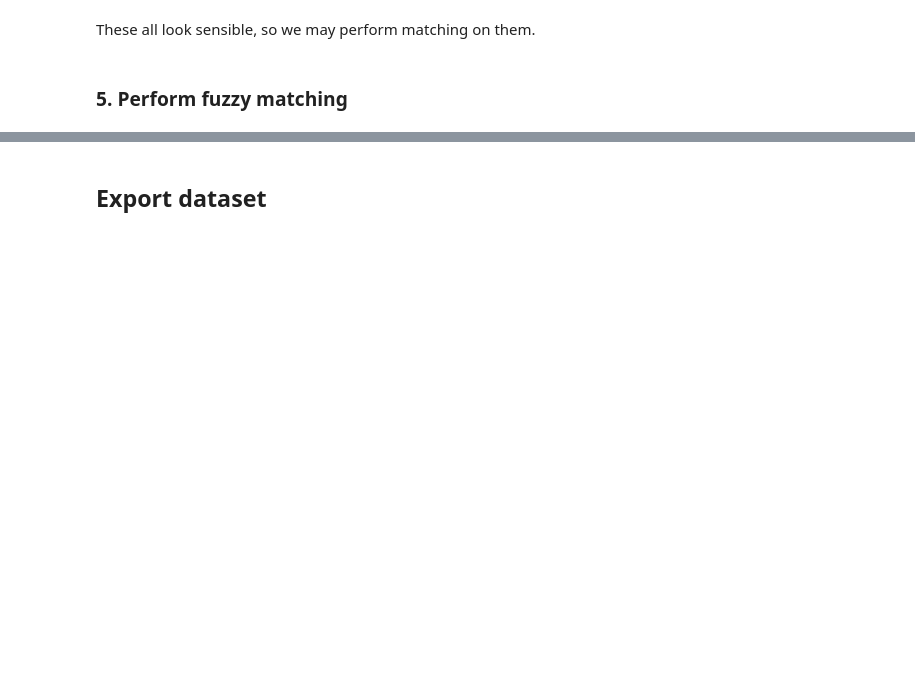
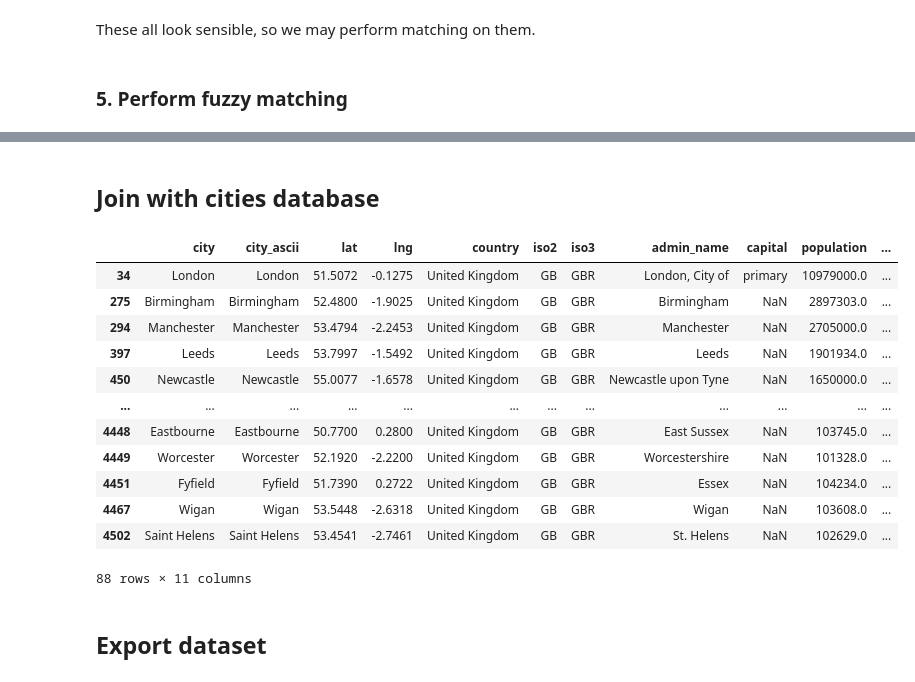
Before and after one commit to filipbalucha/FDS_final_project, a Jupyter notebook: data_processing.ipynb, the cells around one changed output, grey strips where cells are left out. Saved outputs shown, nothing was run; the diff lists cells and outputs as text; code cells hidden in the pictures; blank space fills up the shorter version.

```diff
--- a/data_processing.ipynb
+++ b/data_processing.ipynb
@@ -423,3 +474,29 @@ df_merged.rename(columns=lambda x: x[:-3] if x.endswith('_wh') else x, inplace=T
+# %% [markdown]
+## Join with cities database
+# %%
+df_cities = pd.read_csv('worldcities.csv')
+# %%
+# Keep UK cities only
+df_cities = df_cities.loc[df_cities['country'] == 'United Kingdom']
+
+# Filter out very small cities (some had population in the tens)
+# df_cities = df_cities[df_cities['population'] >= 5_000]
+# %%
+df_cities.loc[df_cities['population'] > 100_000]
+# %% [output]
+|  | city | city_ascii | lat | lng | country | iso2 | iso3 | admin_name | capital | population | ... |
+| 34 | London | London | 51.5072 | -0.1275 | United Kingdom | GB | GBR | London, City of | primary | 10979000.0 | ... |
+| 275 | Birmingham | Birmingham | 52.4800 | -1.9025 | United Kingdom | GB | GBR | Birmingham | NaN | 2897303.0 | ... |
+| 294 | Manchester | Manchester | 53.4794 | -2.2453 | United Kingdom | GB | GBR | Manchester | NaN | 2705000.0 | ... |
+| 397 | Leeds | Leeds | 53.7997 | -1.5492 | United Kingdom | GB | GBR | Leeds | NaN | 1901934.0 | ... |
+| 450 | Newcastle | Newcastle | 55.0077 | -1.6578 | United Kingdom | GB | GBR | Newcastle upon Tyne | NaN | 1650000.0 | ... |
+| ... | ... | ... | ... | ... | ... | ... | ... | ... | ... | ... | ... |
+| 4448 | Eastbourne | Eastbourne | 50.7700 | 0.2800 | United Kingdom | GB | GBR | East Sussex | NaN | 103745.0 | ... |
+| 4449 | Worcester | Worcester | 52.1920 | -2.2200 | United Kingdom | GB | GBR | Worcestershire | NaN | 101328.0 | ... |
+| 4451 | Fyfield | Fyfield | 51.7390 | 0.2722 | United Kingdom | GB | GBR | Essex | NaN | 104234.0 | ... |
+| 4467 | Wigan | Wigan | 53.5448 | -2.6318 | United Kingdom | GB | GBR | Wigan | NaN | 103608.0 | ... |
+| 4502 | Saint Helens | Saint Helens | 53.4541 | -2.7461 | United Kingdom | GB | GBR | St. Helens | NaN | 102629.0 | ... |
+88 rows × 11 columns
 # %% [markdown]
 ## Export dataset
 # %%
```
Also changed, not shown: parts of 72 cells of this notebook.
